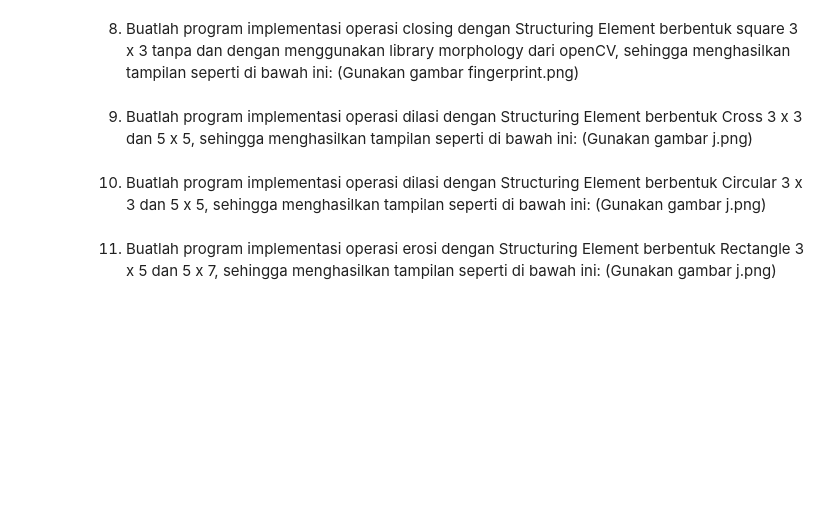
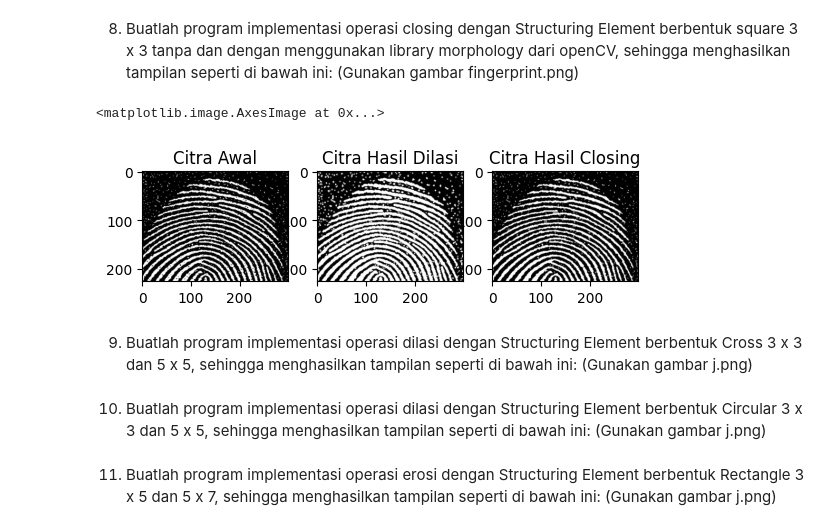
Before and after one commit to armand010/PCVK_Ganjil_2024, a Jupyter notebook: PCVK_Week_9_03.ipynb, the cells around one changed output. Cells and saved outputs as stored; diff of their text form; code cells hidden in the pictures; blank space fills up the shorter version.

```diff
--- a/PCVK_Week_9_03.ipynb
+++ b/PCVK_Week_9_03.ipynb
@@ -165,6 +190,37 @@ plt.imshow(fingerImg)
 square 3 x 3 tanpa dan dengan menggunakan library morphology dari openCV,
 sehingga menghasilkan tampilan seperti di bawah ini: (Gunakan gambar
 fingerprint.png)
+# %%
+# Gambar yang digunakan
+fingerImg = fingerprintImg.copy()
+
+# Kernel yang digunakan
+kernel = cv2.getStructuringElement(cv2.MORPH_CROSS, (3,3))
+
+# Menggunakan fungsi
+
+# Dilasikan citra (Langkah 1)
+dilated_image = cv2.dilate(fingerImg, kernel, iterations=1)
+
+# Erosikan citra (Langkah 2)
+closed_image = cv2.erode(dilated_image, kernel, iterations=1)
+
+
+# Menampilkan Hasil
+plt.subplot(131)
+plt.title('Citra Awal')
+plt.imshow(fingerImg)
+
+plt.subplot(132)
+plt.title('Citra Hasil Dilasi')
+plt.imshow(dilated_image)
+
+plt.subplot(133)
+plt.title('Citra Hasil Closing')
+plt.imshow(closed_image)
+# %% [output]
+<matplotlib.image.AxesImage at 0x...>
+[figure, added]
 # %% [markdown]
 9. Buatlah program implementasi operasi dilasi dengan Structuring Element berbentuk
 Cross 3 x 3 dan 5 x 5, sehingga menghasilkan tampilan seperti di bawah ini: (Gunakan
```
Also changed, not shown: parts of 2 cells of this notebook.
